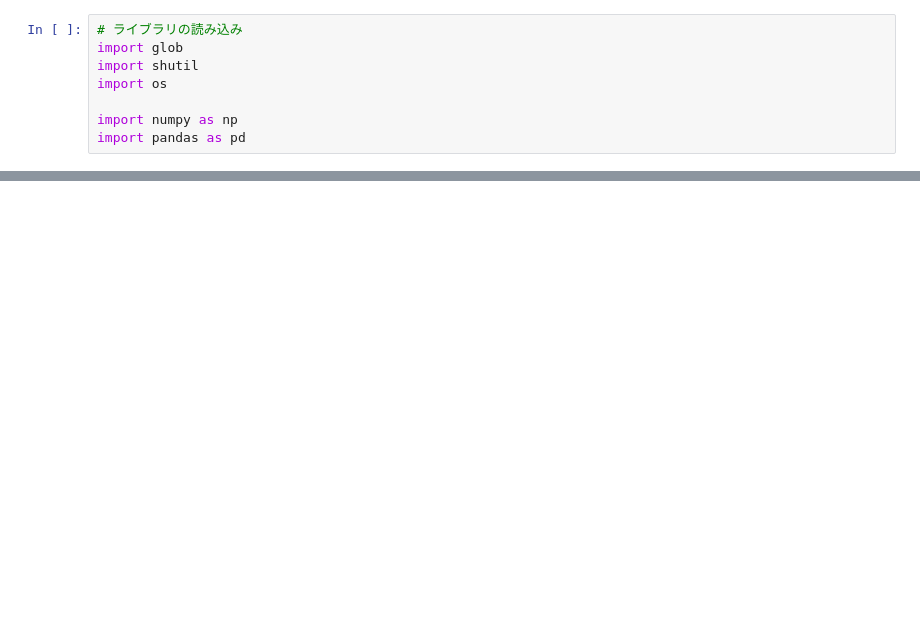
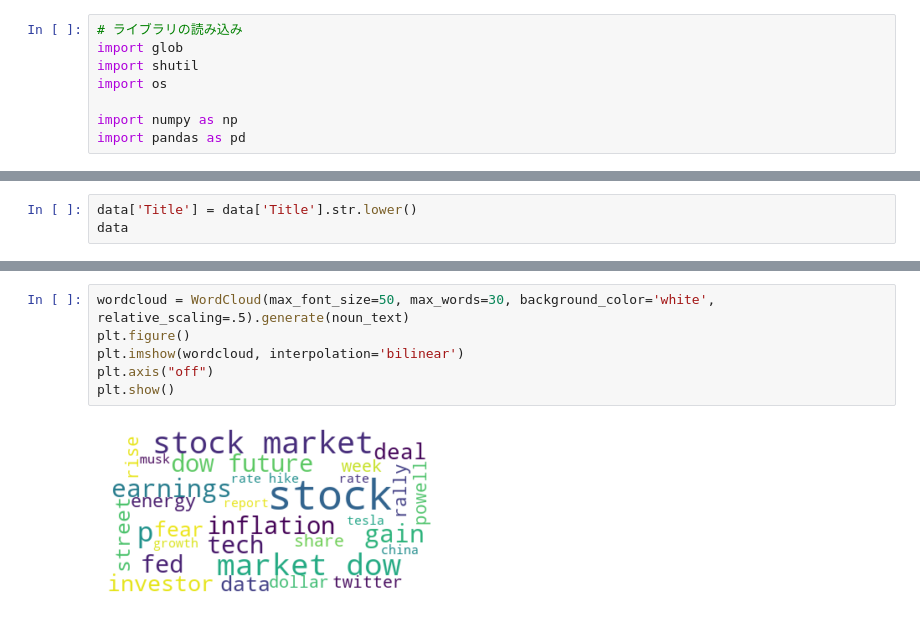
Before and after one commit to jokercsi/BERT-based-ABSA-LDA-stock-prediction-model, a Jupyter notebook: textMining.ipynb, the cells around one changed output, grey strips where cells are left out. Saved outputs shown, nothing was run; the diff lists cells and outputs as text; blank space fills up the shorter version.

```diff
--- a/textMining.ipynb
+++ b/textMining.ipynb
@@ -51,0 +55,3 @@ file.close()
+# %%
+data['Title'] = data['Title'].str.lower()
+data
@@ -51,0 +172,8 @@ file.close()
+# %%
+wordcloud = WordCloud(max_font_size=50, max_words=30, background_color='white', relative_scaling=.5).generate(noun_text)
+plt.figure()
+plt.imshow(wordcloud, interpolation='bilinear')
+plt.axis("off")
+plt.show()
+# %% [output]
+[figure, added]
```
Also changed, not shown: parts of 17 cells of this notebook.
